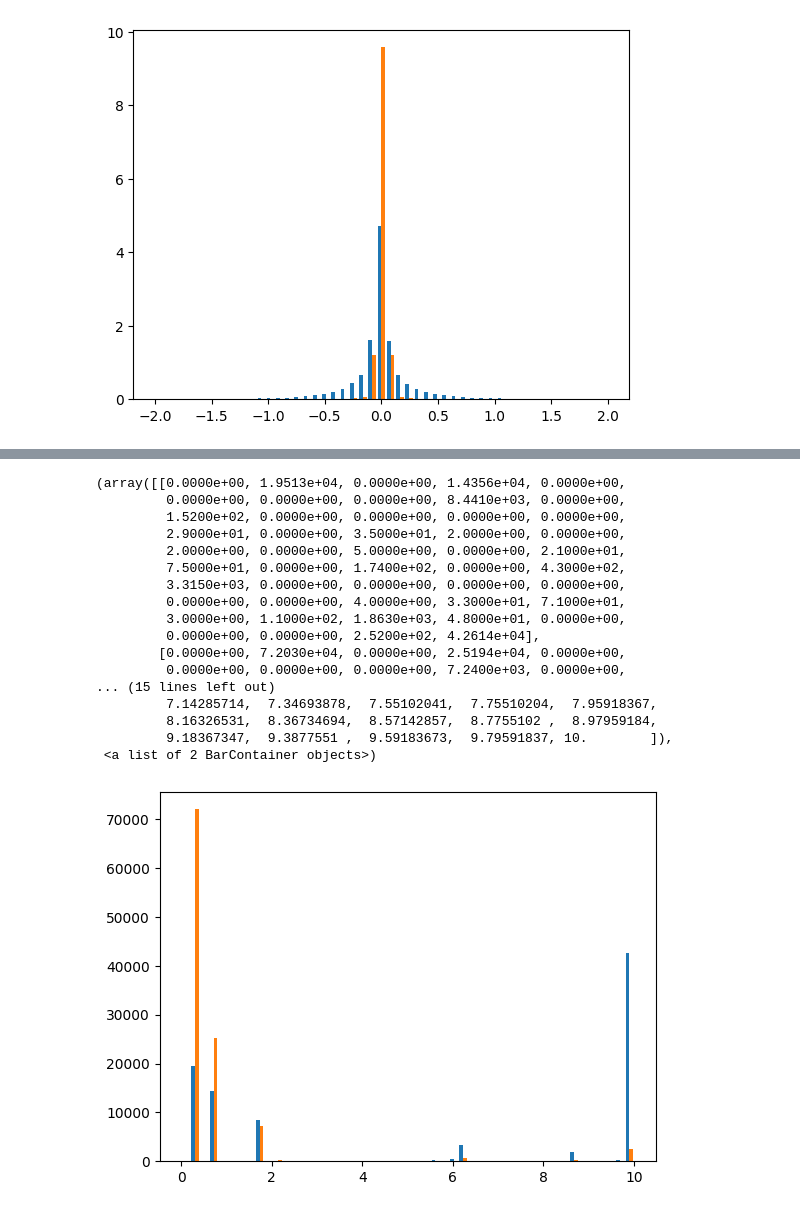
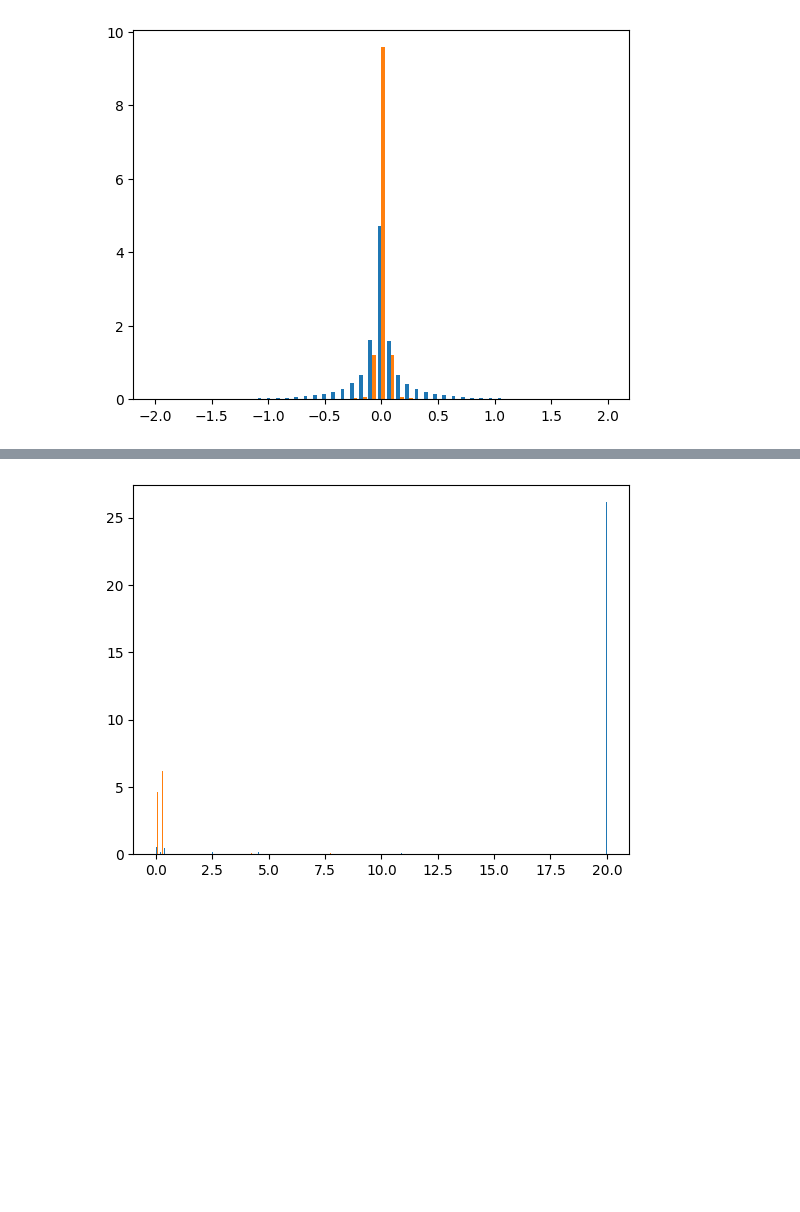
Before and after one commit to CarmellaLi/detecting-Higgs-w-ML, a Jupyter notebook: useDatasetTest100k.ipynb, the cells around one changed output, grey strips where cells are left out. Drawn from its saved outputs; the diff is of its cells as text; code cells hidden in the pictures; blank space fills up the shorter version.

```diff
--- a/useDatasetTest100k.ipynb
+++ b/useDatasetTest100k.ipynb
@@ -148,0 +156,23 @@ res_lf = likelihood(lf_2d,counts,bins)
+# %%
+#likelihood on low level d0
+d0_bj_train = bj[0:50000]
+d0_lf_train = lf[0:50000]
+d0_bj_test = bj[50000:len(bj)]
+d0_lf_test = lf[50000:len(lf)]
+
+#plot the distributions:
+LCounts, Lbins, _ =plt.hist([flatten(d0_bj_train),flatten(d0_lf_train)], bins=np.linspace(-2,2,30), density=True)
+plt.show()
+#plot dimentions distribution:
+length_bj=[]
+length_lf=[]
+for i in d0_bj_train:
+    length_bj.append(len(i))
+for i in d0_lf_train:
+    length_lf.append(len(i))
+
+lengthcounts,lengthbins, _=plt.hist([length_bj,length_lf], bins=np.linspace(0,10,20), density=True)
+plt.show()
+
+prob_bj=Poissonlikelihood(d0_bj_test,LCounts,Lbins,lengthcounts,lengthbins)
+prob_lf=Poissonlikelihood(d0_lf_test,LCounts,Lbins,lengthcounts,lengthbins)
@@ -149,29 +182,13 @@ res_lf = likelihood(lf_2d,counts,bins)
 # %%
-for i in range(len(res_b)):
-    if res_b[i]>10:
-        res_b[i]=10
+for i in range(len(prob_bj)):
+    if prob_bj[i]>20:
+        prob_bj[i]=20
 
-for i in range(len(res_lf)):
-    if res_lf[i]>10:
-        res_lf[i]=10
+for i in range(len(prob_lf)):
+    if prob_lf[i]>20:
+        prob_lf[i]=20
 
-plt.hist([res_b,res_lf],bins=np.linspace(0,10,50))
+llhcounts, llhbins, _ =plt.hist([prob_bj,prob_lf],bins=np.linspace(0,20,1000),density=True)
+plt.show()
 # %% [output]
-(array([[0.0000e+00, 1.9513e+04, 0.0000e+00, 1.4356e+04, 0.0000e+00,
-         0.0000e+00, 0.0000e+00, 0.0000e+00, 8.4410e+03, 0.0000e+00,
-         1.5200e+02, 0.0000e+00, 0.0000e+00, 0.0000e+00, 0.0000e+00,
-         2.9000e+01, 0.0000e+00, 3.5000e+01, 2.0000e+00, 0.0000e+00,
-         2.0000e+00, 0.0000e+00, 5.0000e+00, 0.0000e+00, 2.1000e+01,
-         7.5000e+01, 0.0000e+00, 1.7400e+02, 0.0000e+00, 4.3000e+02,
-         3.3150e+03, 0.0000e+00, 0.0000e+00, 0.0000e+00, 0.0000e+00,
-         0.0000e+00, 0.0000e+00, 4.0000e+00, 3.3000e+01, 7.1000e+01,
-         3.0000e+00, 1.1000e+02, 1.8630e+03, 4.8000e+01, 0.0000e+00,
-         0.0000e+00, 0.0000e+00, 2.5200e+02, 4.2614e+04],
-        [0.0000e+00, 7.2030e+04, 0.0000e+00, 2.5194e+04, 0.0000e+00,
-         0.0000e+00, 0.0000e+00, 0.0000e+00, 7.2400e+03, 0.0000e+00,
-... (15 lines left out)
-         7.14285714,  7.34693878,  7.55102041,  7.75510204,  7.95918367,
-         8.16326531,  8.36734694,  8.57142857,  8.7755102 ,  8.97959184,
-         9.18367347,  9.3877551 ,  9.59183673,  9.79591837, 10.        ]),
- <a list of 2 BarContainer objects>)
-[figure, old version]
+[figure, new version]
```
Also changed, not shown: parts of 25 cells of this notebook.
